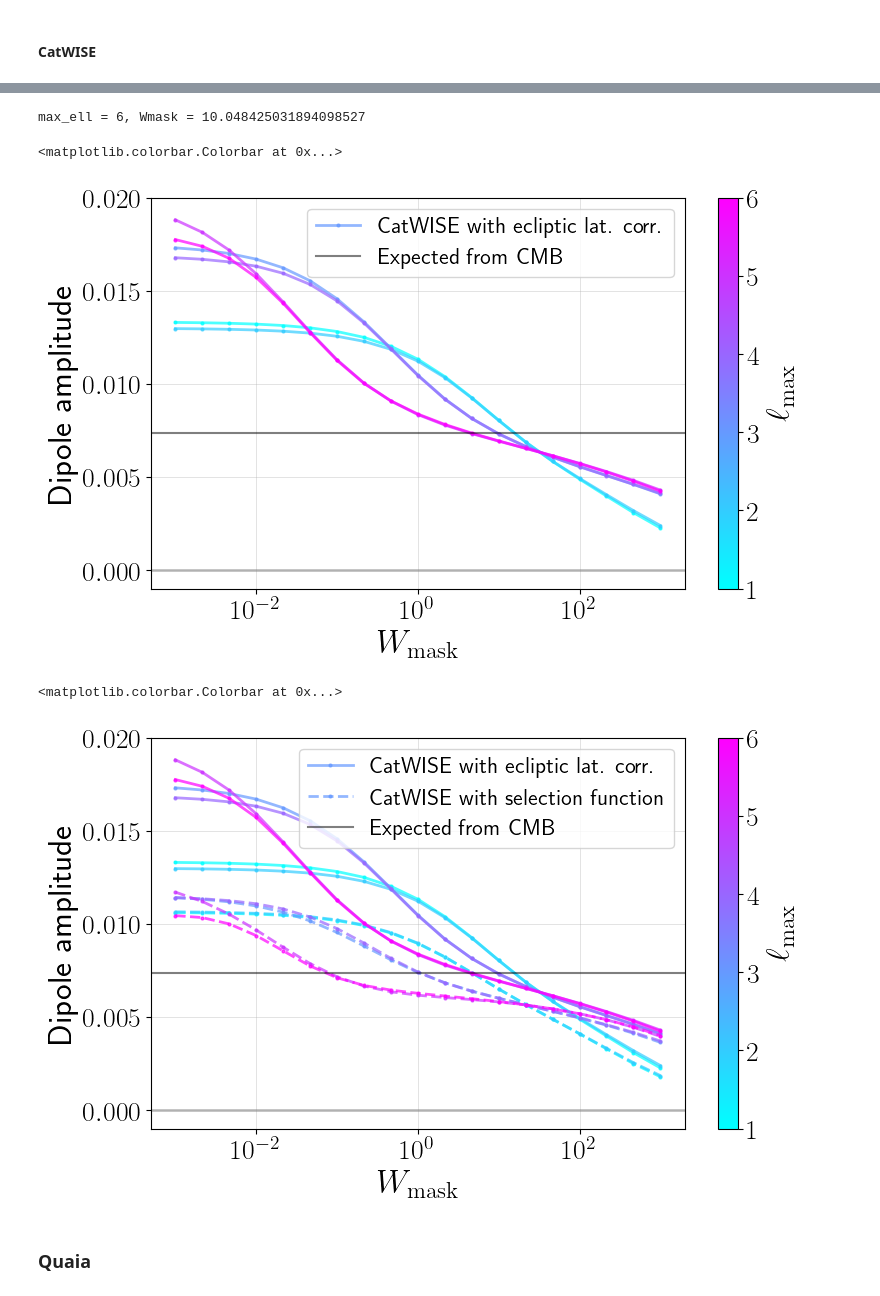
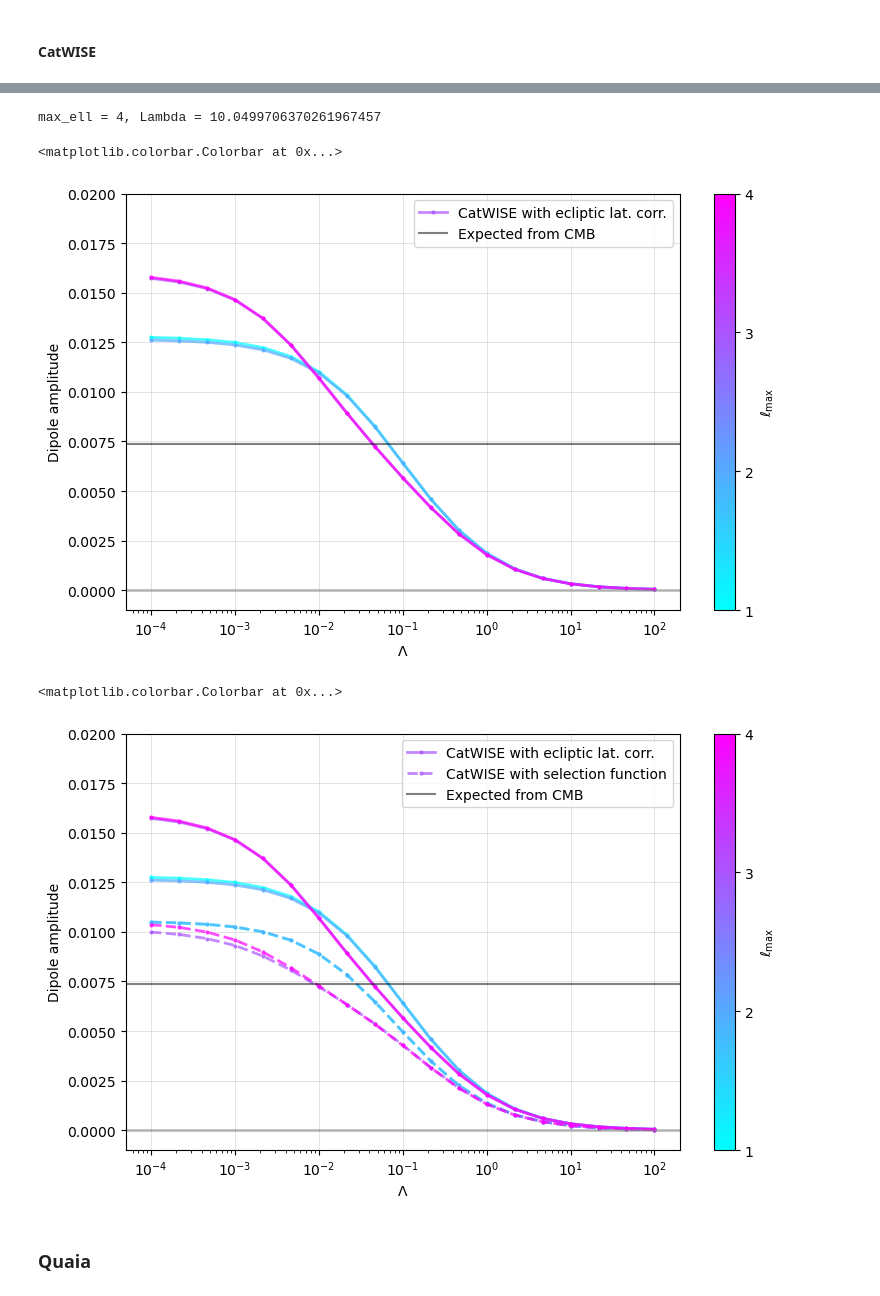
Before and after one commit to abbyw24/lss-dipoles, a Jupyter notebook: notebooks/2024-05-16_plots_for_kate_vksf.ipynb, the cells around one changed output, grey strips where cells are left out. Drawn from its saved outputs; the diff is of its cells as text; code cells hidden in the pictures.

Commit message:
update plots for Kate notebook with new regularization

```diff
--- a/notebooks/2024-05-16_plots_for_kate_vksf.ipynb
+++ b/notebooks/2024-05-16_plots_for_kate_vksf.ipynb
@@ -656,17 +580,17 @@ reconstructed_maps_quaia = np.empty((len(max_ells), d.NPIX))
 dipdirs_quaia = []
 for i, max_ell_ in enumerate(max_ells):
     # CatWISE
-    _, _, alms = multipoles.compute_Cells_in_overdensity_map(overdensity_map_elat_catwise,
-                                                              Wmask=Wmask, max_ell=max_ell_, selfunc=None, return_alms=True)
+    _, _, alms = multipoles.compute_Cells_in_overdensity_map_Lambda(overdensity_map_elat_catwise,
+                                                              Lambda=Lambda, max_ell=max_ell_, selfunc=None, return_alms=True)
     reconstructed_maps_catwise[i] = multipoles.reconstruct_map(alms, d.NSIDE)
     dipdirs_catwise.append(dipole.get_dipole(alms[1:4], from_alms=True)[1]) # [1] gives us the direction as an astropy SkyCoord
-    _, _, alms = multipoles.compute_Cells_in_overdensity_map(overdensity_map_sf_catwise,
-                                                              Wmask=Wmask, max_ell=max_ell_, selfunc=selfunc_catwise, return_alms=True)
+    _, _, alms = multipoles.compute_Cells_in_overdensity_map_Lambda(overdensity_map_sf_catwise,
+                                                              Lambda=Lambda, max_ell=max_ell_, selfunc=selfunc_catwise, return_alms=True)
     reconstructed_maps_sf_catwise[i] = multipoles.reconstruct_map(alms, d.NSIDE)
     dipdirs_sf_catwise.append(dipole.get_dipole(alms[1:4], from_alms=True)[1])
     # Quaia
-    _, _, alms = multipoles.compute_Cells_in_overdensity_map(overdensity_map_sf_quaia,
-                                                              Wmask=Wmask, max_ell=max_ell_, selfunc=selfunc_quaia, return_alms=True)
+    _, _, alms = multipoles.compute_Cells_in_overdensity_map_Lambda(overdensity_map_sf_quaia,
+                                                              Lambda=Lambda, max_ell=max_ell_, selfunc=selfunc_quaia, return_alms=True)
     reconstructed_maps_quaia[i] = multipoles.reconstruct_map(alms, d.NSIDE)
     dipdirs_quaia.append(dipole.get_dipole(alms[1:4], from_alms=True)[1])
 # %%
@@ -851,27 +776,27 @@ ax.legend(loc='lower left')
 # %%
 # choose a few max ells
-max_ells_maxells = np.arange(1, 7).astype(int)
+max_ells_maxells = np.arange(1, 5).astype(int)
 
-# and Wmasks / regularization strengths
-Wmasks_maxells = np.logspace(-3 ,1, 19)
+# and Lambdas / regularization strengths
+Lambdas_maxells = np.logspace(-4, 1, 19)
 # %%
-C1s_elat_catwise_maxells = np.empty((len(max_ells_maxells), len(Wmasks_maxells)))
-C1s_sf_catwise_maxells = np.empty((len(max_ells_maxells), len(Wmasks_maxells)))
+C1s_elat_catwise_maxells = np.empty((len(max_ells_maxells), len(Lambdas_maxells)))
+C1s_sf_catwise_maxells = np.empty((len(max_ells_maxells), len(Lambdas_maxells)))
 for i, max_ell_ in enumerate(max_ells_maxells):
-    for j, Wmask_ in enumerate(Wmasks_maxells):
-        print(f"max_ell = {max_ell_}, Wmask = {Wmask_}", end='\r')
+    for j, Lambda_ in enumerate(Lambdas_maxells):
+        print(f"max_ell = {max_ell_}, Lambda = {Lambda_}", end='\r')
 
         # ecliptic latitude corrected
-        ells_, Cells = multipoles.compute_Cells_in_overdensity_map(overdensity_map_elat_catwise,
-                                                                  Wmask=Wmask_, max_ell=max_ell_, selfunc=None)
+        ells_, Cells = multipoles.compute_Cells_in_overdensity_map_Lambda(overdensity_map_elat_catwise,
+                                                                  Lambda=Lambda_, max_ell=max_ell_, selfunc=None)
         C1s_elat_catwise_maxells[i,j] = Cells[1]
 
         # selection function corrected
-        ells_, Cells = multipoles.compute_Cells_in_overdensity_map(overdensity_map_sf_catwise,
-                                                                  Wmask=Wmask_, max_ell=max_ell_, selfunc=selfunc_catwise)
+        ells_, Cells = multipoles.compute_Cells_in_overdensity_map_Lambda(overdensity_map_sf_catwise,
+                                                                  Lambda=Lambda_, max_ell=max_ell_, selfunc=selfunc_catwise)
         C1s_sf_catwise_maxells[i,j] = Cells[1]
 # %% [output]
-max_ell = 6, Wmask = 10.048425031894098527
+max_ell = 4, Lambda = 10.0499706370261967457
 # %%
 norm = mpl.colors.Normalize(vmin=min(max_ells_maxells), vmax=max(max_ells_maxells))
 smap = mpl.cm.ScalarMappable(norm=norm, cmap='cool')
@@ -880,13 +805,13 @@ fig, ax = plt.subplots(figsize=(8,5), tight_layout=True)
 
 for i, max_ell_ in enumerate(max_ells_maxells):
     label = 'CatWISE with ecliptic lat. corr.' if i==len(max_ells)-1 else ''
-    ax.plot(Wmasks, D(C1s_elat_catwise_maxells[i]), c=smap.to_rgba(max_ell_), alpha=0.7, marker='.', ms=4,
+    ax.plot(Lambdas, D(C1s_elat_catwise_maxells[i]), c=smap.to_rgba(max_ell_), alpha=0.7, marker='.', ms=4,
            label=label, lw=lw)
 
 ax.axhline(expected_dipamp_catwise, c='k', alpha=0.5, label='Expected from CMB')
 ax.axhline(0, c='grey', alpha=0.5, lw=lw)
 ax.grid(alpha=0.5, lw=lw_grid)
-ax.set_xlabel(r'$W_\mathrm{mask}$')
+ax.set_xlabel(r'$\Lambda$')
 ax.set_ylabel(r'Dipole amplitude')
 ax.semilogx()
 ax.legend(loc='upper right')
@@ -896,34 +821,34 @@ ax.set_ylim(-0.001, 0.02)
 fig.colorbar(smap, ax=ax, label=r'$\ell_\mathrm{max}$', ticks=max_ells_maxells)
 # %% [output]
 <matplotlib.colorbar.Colorbar at 0x...>
-[figure, old version]
+[figure, new version]
 # %%
 norm = mpl.colors.Normalize(vmin=min(max_ells_maxells), vmax=max(max_ells_maxells))
 smap = mpl.cm.ScalarMappable(norm=norm, cmap='cool')
 
 fig, ax = plt.subplots(figsize=(8,5), tight_layout=True)
 
 for i, max_ell_ in enumerate(max_ells_maxells):
     label = 'CatWISE with ecliptic lat. corr.' if i==len(max_ells)-1 else ''
-    ax.plot(Wmasks, D(C1s_elat_catwise_maxells[i]), c=smap.to_rgba(max_ell_), alpha=0.7, marker='.', ms=4,
+    ax.plot(Lambdas, D(C1s_elat_catwise_maxells[i]), c=smap.to_rgba(max_ell_), alpha=0.7, marker='.', ms=4,
            label=label, lw=lw)
     label = 'CatWISE with selection function' if i==len(max_ells)-1 else ''
-    ax.plot(Wmasks, D(C1s_sf_catwise_maxells[i]), c=smap.to_rgba(max_ell_), alpha=0.7, marker='.', ms=4, ls='--',
+    ax.plot(Lambdas, D(C1s_sf_catwise_maxells[i]), c=smap.to_rgba(max_ell_), alpha=0.7, marker='.', ms=4, ls='--',
            label=label, lw=lw)
 
 ax.axhline(expected_dipamp_catwise, c='k', alpha=0.5, label='Expected from CMB')
 ax.axhline(0, c='grey', alpha=0.5, lw=lw)
 ax.grid(alpha=0.5, lw=lw_grid)
-ax.set_xlabel(r'$W_\mathrm{mask}$')
+ax.set_xlabel(r'$\Lambda$')
 ax.set_ylabel(r'Dipole amplitude')
 ax.semilogx()
 #ax.legend(loc='lower left')
 ax.legend(loc='upper right')
 ax.set_ylim(-0.001, 0.02)
 fig.colorbar(smap, ax=ax, label=r'$\ell_\mathrm{max}$', ticks=max_ells_maxells)
 # %% [output]
 <matplotlib.colorbar.Colorbar at 0x...>
-[figure, old version]
+[figure, new version]
 # %% [markdown]
 ### Quaia
 # %%
```
Also changed, not shown: parts of 16 cells of this notebook.
